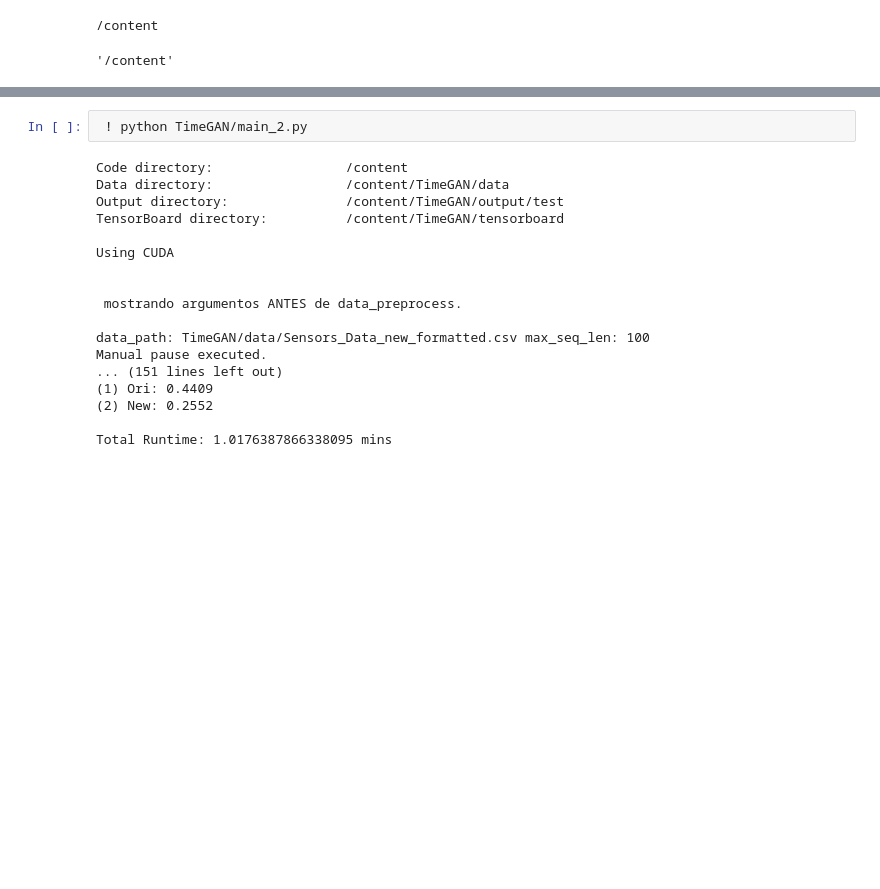
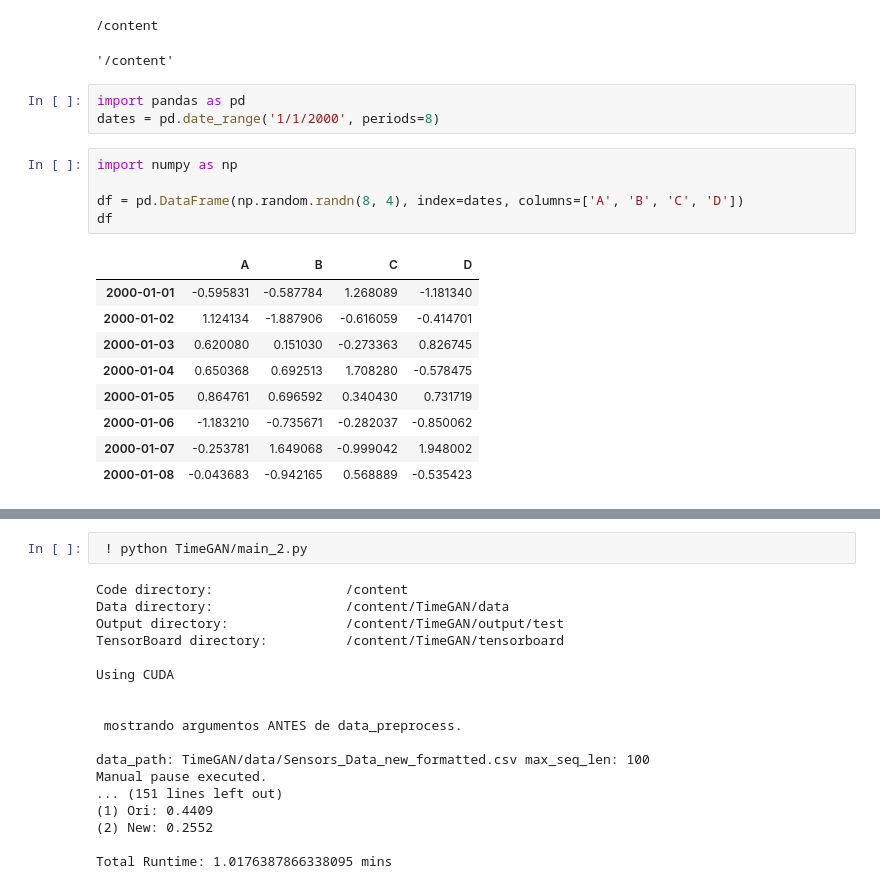
Before and after one commit to jcesano/TimeGAN, a Jupyter notebook: Copy_of_TimeGAN.ipynb, the cells around one changed output, grey strips where cells are left out. Cells and saved outputs as stored; diff of their text form; blank space fills up the shorter version.

```diff
--- a/Copy_of_TimeGAN.ipynb
+++ b/Copy_of_TimeGAN.ipynb
@@ -270,3 +270,21 @@ hint: See the 'Note about fast-forwards' in 'git push --help' for details.
 # %% [output]
 /content
 '/content'
+# %%
+import pandas as pd
+dates = pd.date_range('1/1/2000', periods=8)
+# %%
+import numpy as np
+
+df = pd.DataFrame(np.random.randn(8, 4), index=dates, columns=['A', 'B', 'C', 'D'])
+df
+# %% [output]
+|  | A | B | C | D |
+| 2000-01-01 | -0.595831 | -0.587784 | 1.268089 | -1.181340 |
+| 2000-01-02 | 1.124134 | -1.887906 | -0.616059 | -0.414701 |
+| 2000-01-03 | 0.620080 | 0.151030 | -0.273363 | 0.826745 |
+| 2000-01-04 | 0.650368 | 0.692513 | 1.708280 | -0.578475 |
+| 2000-01-05 | 0.864761 | 0.696592 | 0.340430 | 0.731719 |
+| 2000-01-06 | -1.183210 | -0.735671 | -0.282037 | -0.850062 |
+| 2000-01-07 | -0.253781 | 1.649068 | -0.999042 | 1.948002 |
+| 2000-01-08 | -0.043683 | -0.942165 | 0.568889 | -0.535423 |
```
Also changed, not shown: parts of 4 cells of this notebook.
